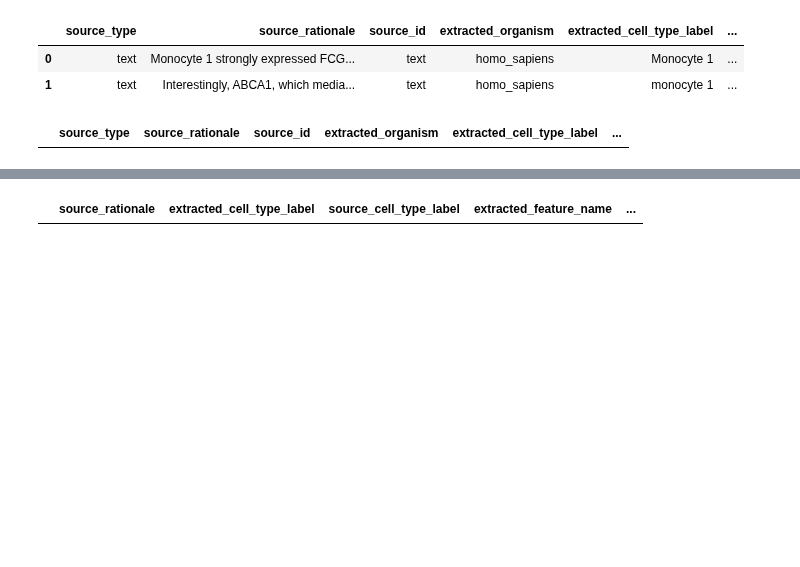
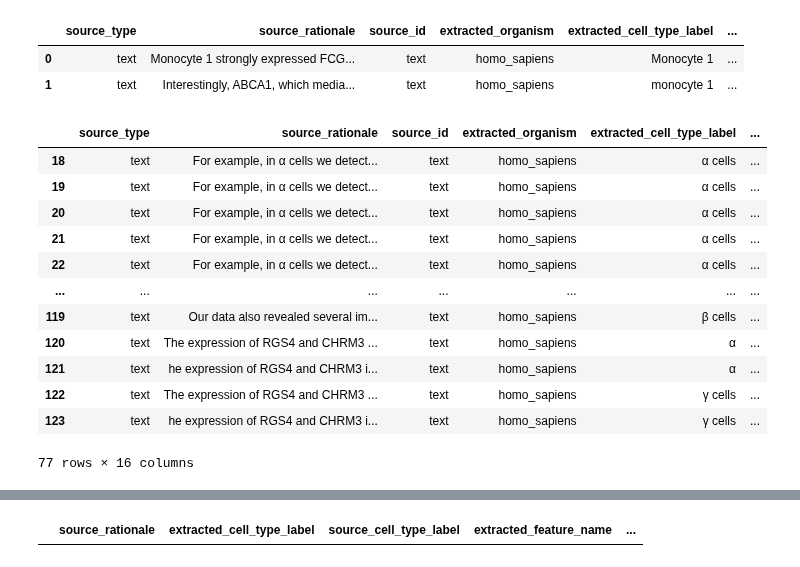
Before and after one commit to sbooeshaghi/llmarkers, a Jupyter notebook: analysis/extraction/verify_extraction.ipynb, the cells around one changed output, grey strips where cells are left out. Drawn from its saved outputs; the diff is of its cells as text; code cells hidden in the pictures; blank space fills up the shorter version.

Commit message:
extraction verification completed for pancreas

```diff
--- a/analysis/extraction/verify_extraction.ipynb
+++ b/analysis/extraction/verify_extraction.ipynb
@@ -71,11 +71,23 @@ tdf["found_feature_name"] = tdf["source_feature_name"].apply(norm_text) == tdf["
 tdf["found_cell_type_label"] = tdf["source_cell_type_label"].apply(norm_text) == tdf["extracted_cell_type_label"].apply(norm_text)
 # %%
 
-temp = tdf[tdf["source_feature_name"] != tdf["extracted_feature_name"]]
-temp = temp[temp["ds"] == "lung_Adams2020"]
+temp = tdf[tdf["source_cell_type_label"] != tdf["extracted_cell_type_label"]]
+temp = temp[temp["ds"] == "pancreas_Segerstolpe2016"]
 temp[temp["source_type"] == "text"]
 # %% [output]
 |  | source_type | source_rationale | source_id | extracted_organism | extracted_cell_type_label | ... |
+| 18 | text | For example, in α cells we detect... | text | homo_sapiens | α cells | ... |
+| 19 | text | For example, in α cells we detect... | text | homo_sapiens | α cells | ... |
+| 20 | text | For example, in α cells we detect... | text | homo_sapiens | α cells | ... |
+| 21 | text | For example, in α cells we detect... | text | homo_sapiens | α cells | ... |
+| 22 | text | For example, in α cells we detect... | text | homo_sapiens | α cells | ... |
+| ... | ... | ... | ... | ... | ... | ... |
+| 119 | text | Our data also revealed several im... | text | homo_sapiens | β cells | ... |
+| 120 | text | The expression of RGS4 and CHRM3 ... | text | homo_sapiens | α | ... |
+| 121 | text | he expression of RGS4 and CHRM3 i... | text | homo_sapiens | α | ... |
+| 122 | text | The expression of RGS4 and CHRM3 ... | text | homo_sapiens | γ cells | ... |
+| 123 | text | he expression of RGS4 and CHRM3 i... | text | homo_sapiens | γ cells | ... |
+77 rows × 16 columns
 # %%
 agg = tdf.groupby("ds").agg({
     "found_feature_name": ["count", "sum"],
```
Also changed, not shown: parts of 3 cells of this notebook, 1 other file.
